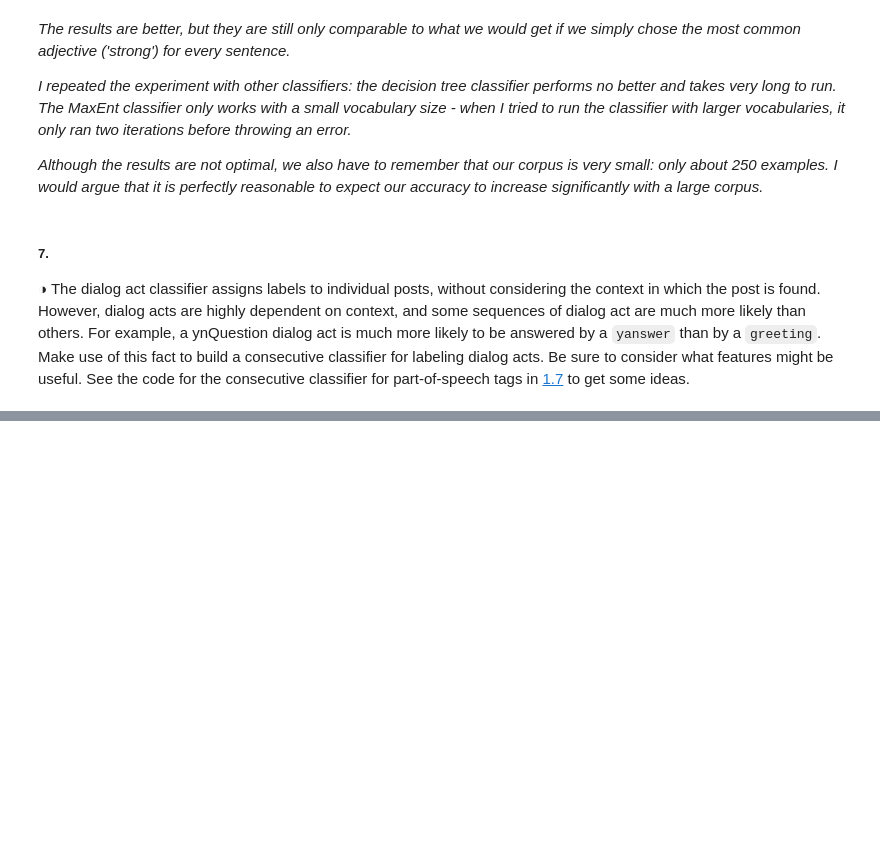
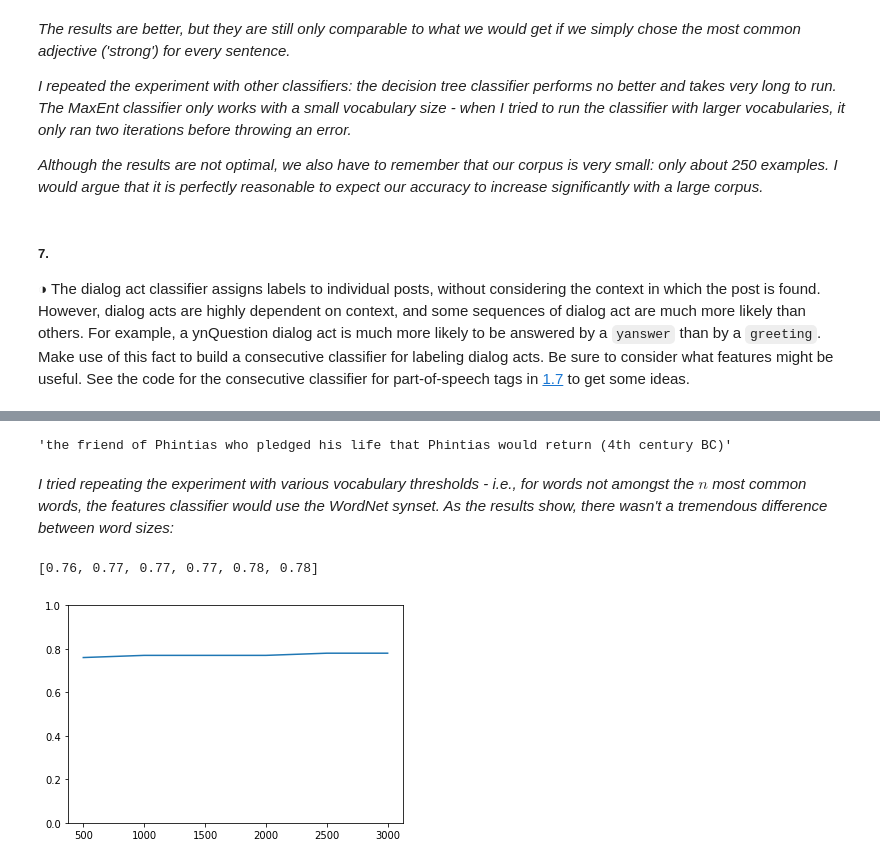
Before and after one commit to STRZGR/Natural-Language-Processing-with-Python-Analyzing-Text-with-the-Natural-Language-Toolkit, a Jupyter notebook: Chapter 06/NLTK Chapter 6 - Notes and Exercises.ipynb, the cells around one changed output, grey strips where cells are left out. Drawn from its saved outputs; the diff is of its cells as text; code cells hidden in the pictures; blank space fills up the shorter version.

```diff
--- a/Chapter 06/NLTK Chapter 6 - Notes and Exercises.ipynb
+++ b/Chapter 06/NLTK Chapter 6 - Notes and Exercises.ipynb
@@ -1548,3 +1548,5 @@ perfs
 ##### 7.
 
 ◑ The dialog act classifier assigns labels to individual posts, without considering the context in which the post is found. However, dialog acts are highly dependent on context, and some sequences of dialog act are much more likely than others. For example, a ynQuestion dialog act is much more likely to be answered by a `yanswer` than by a `greeting`. Make use of this fact to build a consecutive classifier for labeling dialog acts. Be sure to consider what features might be useful. See the code for the consecutive classifier for part-of-speech tags in [1.7](https://www.nltk.org/book/ch06.html#code-consecutive-pos-tagger "1.7") to get some ideas.
+# %%
+post = nltk.corpus.nps_chat.xml_posts()
@@ -1550,0 +1654,5 @@ perfs
+# %%
+featuresets = [(document_features(d), c) for (d, c) in documents]
+# %%
+train_set, test_set = featuresets[100:], featuresets[:100]
+classifier = nltk.NaiveBayesClassifier.train(train_set)
@@ -1550,0 +1685,52 @@ perfs
+# %%
+# not the guy in Good Will Hunting
+
+wn.synset('damon.n.01').definition()
+# %% [output]
+'the friend of Phintias who pledged his life that Phintias would return (4th century BC)'
+# %% [markdown]
+*I tried repeating the experiment with various vocabulary thresholds - i.e., for words not amongst the $n$ most common words, the features classifier would use the WordNet synset. As the results show, there wasn't a tremendous difference between word sizes:*
+# %%
+vocab = [500, 1000, 1500, 2000, 2500, 3000]
+perfs = []
+
+for v in vocab:
+
+
+    all_words = nltk.FreqDist(w.lower() for w in movie_reviews.words())
+    word_features = [w for (w, _) in all_words.most_common(v)]
+
+    from nltk.corpus import wordnet as wn
+
+    def document_features(document):
+        document_words = set(document)
+        features = {}
+        for word in document_words:
+            if word in word_features:
+                features['contains({})'.format(word)] = True
+            else:
+                ws = wn.synsets(word)
+                if ws != []:
+                    features['{}'.format(ws[0])] = True
+        return features
+
+
+    featuresets = [(document_features(d), c) for (d, c) in documents]
+
+
+    train_set, test_set = featuresets[100:], featuresets[:100]
+    classifier = nltk.NaiveBayesClassifier.train(train_set)
+
+    perfs.append(nltk.classify.accuracy(classifier, test_set))
+# %%
+perfs
+# %% [output]
+[0.76, 0.77, 0.77, 0.77, 0.78, 0.78]
+# %%
+import matplotlib.pyplot as plt
+
+plt.plot(vocab, perfs)
+plt.ylim(0, 1.0)
+plt.show()
+# %% [output]
+[figure, added]
```
Also changed, not shown: parts of 46 cells of this notebook.
